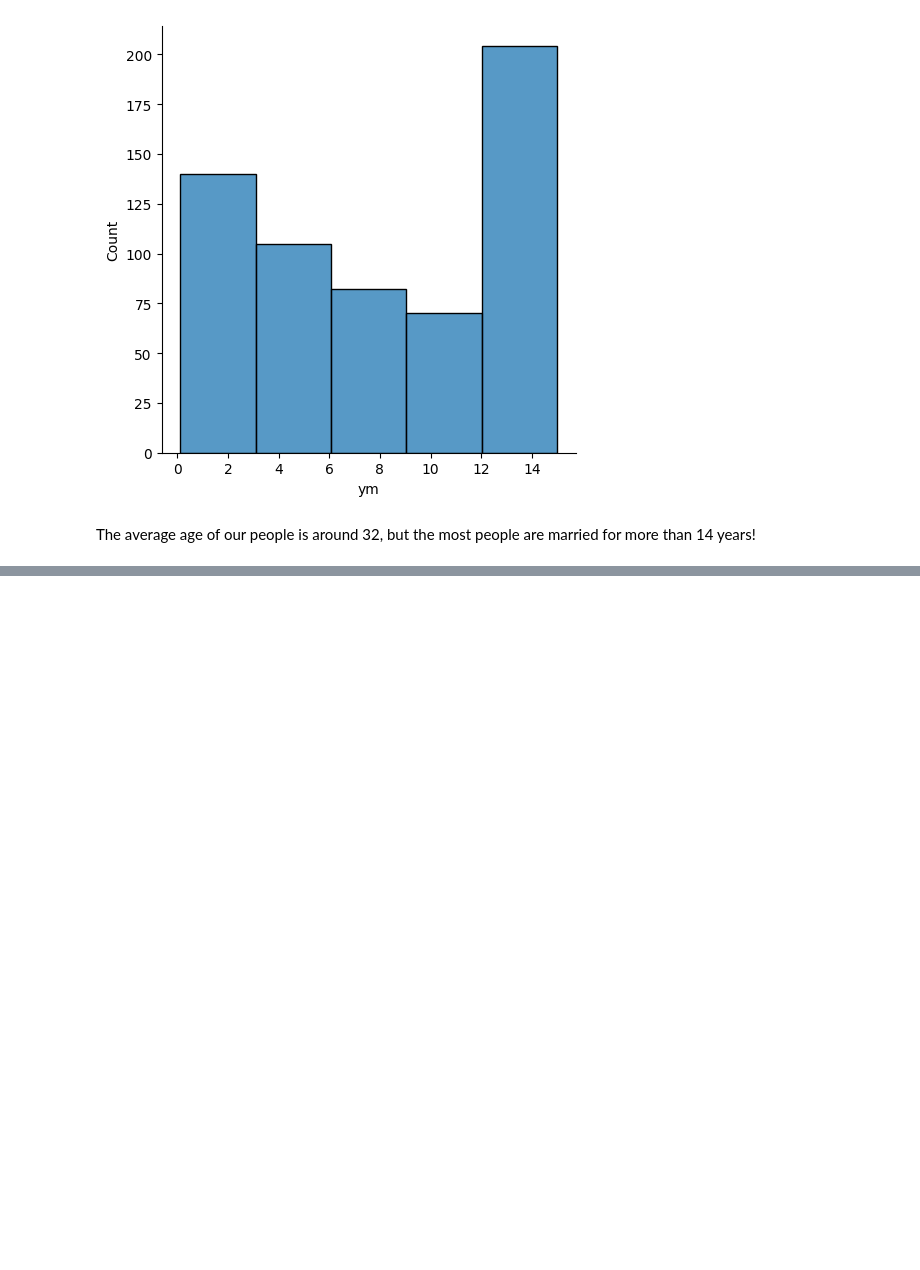
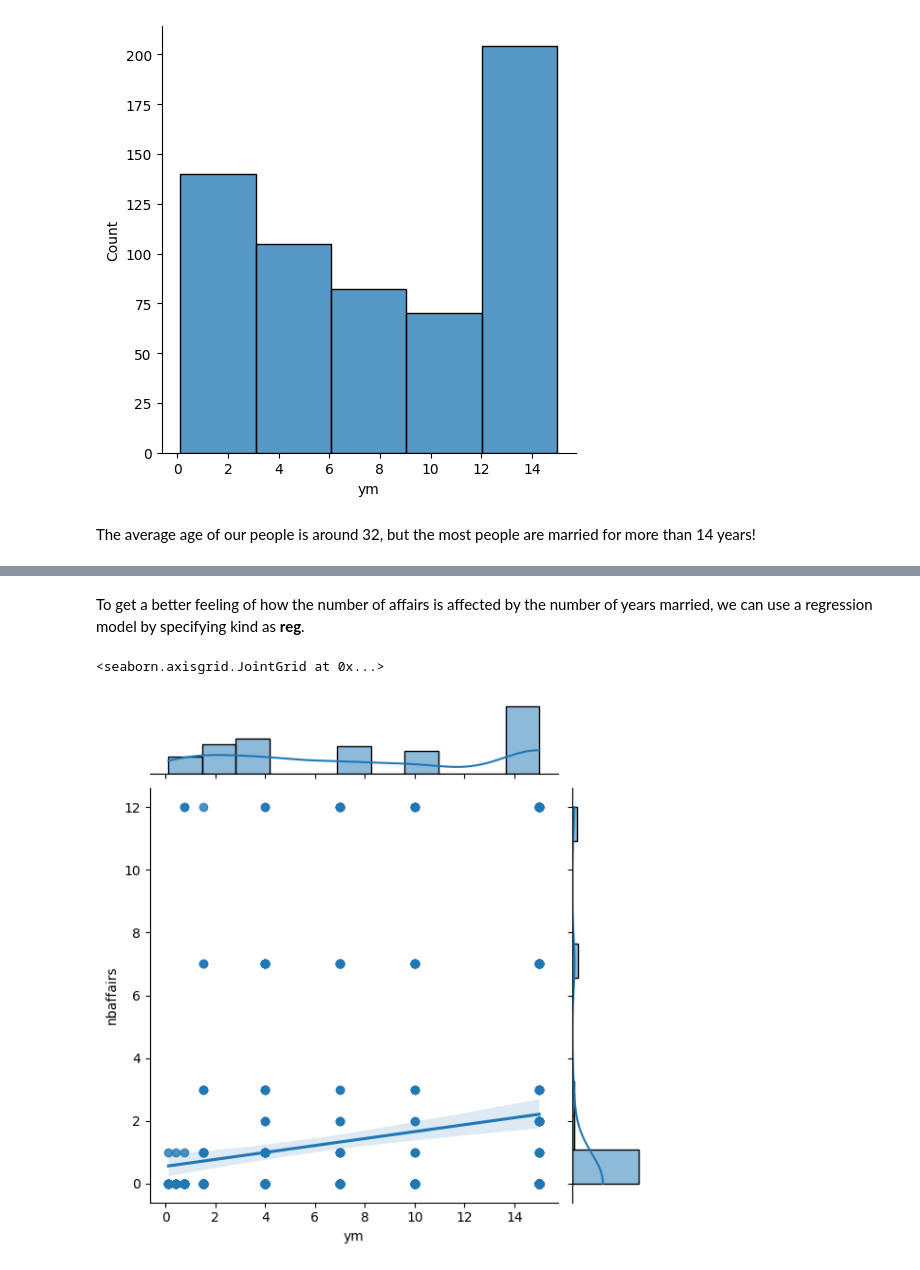
Before and after one commit to HoangMinh153/Data-Analyst, a Jupyter notebook: About_ExtramaritalData/Data_Exploration.ipynb, the cells around one changed output, grey strips where cells are left out. Saved outputs shown, nothing was run; the diff lists cells and outputs as text; code cells hidden in the pictures; blank space fills up the shorter version.

```diff
--- a/About_ExtramaritalData/Data_Exploration.ipynb
+++ b/About_ExtramaritalData/Data_Exploration.ipynb
@@ -186,0 +245,7 @@ The average age of our people is around 32, but the most people are married for
+# %% [markdown]
+To get a better feeling of how the number of affairs is affected by the number of years married, we can use a regression model by specifying kind as **reg**.
+# %%
+sns.jointplot(x=affairs['ym'], y=affairs['nbaffairs'], kind='reg')
+# %% [output]
+<seaborn.axisgrid.JointGrid at 0x...>
+[figure, added]
```
Also changed, not shown: parts of 26 cells of this notebook.
